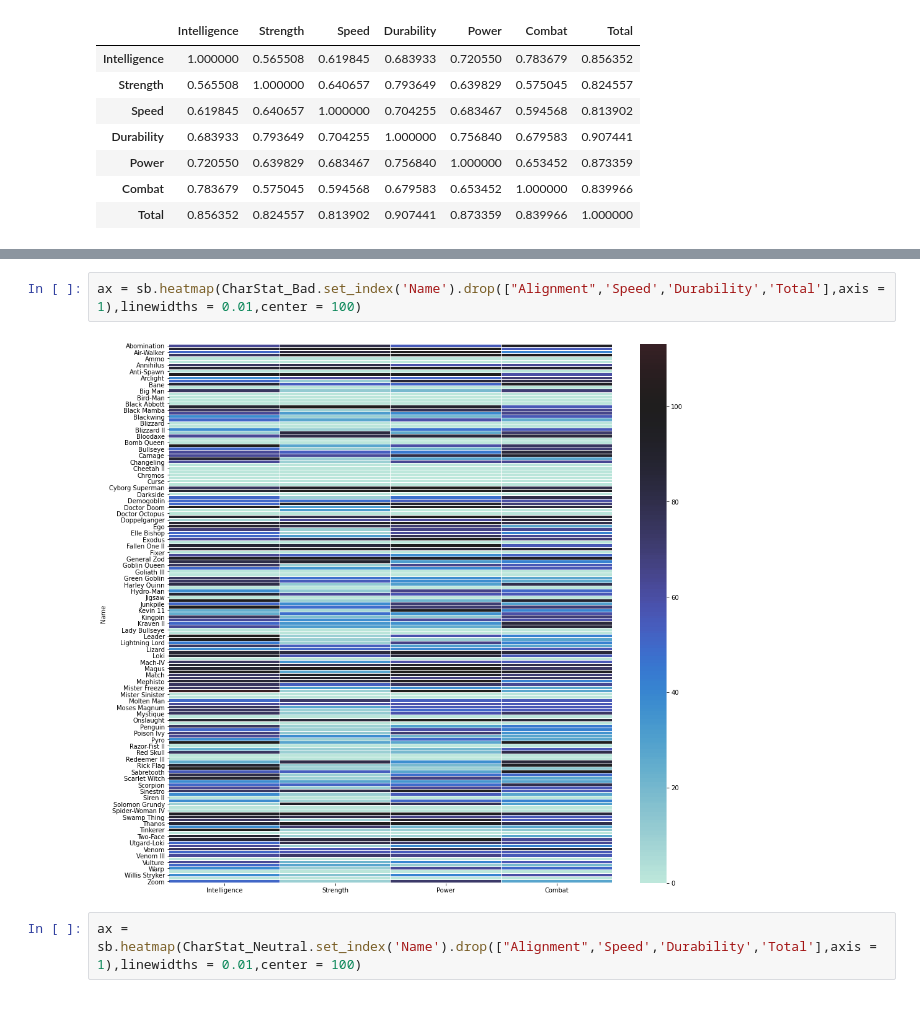
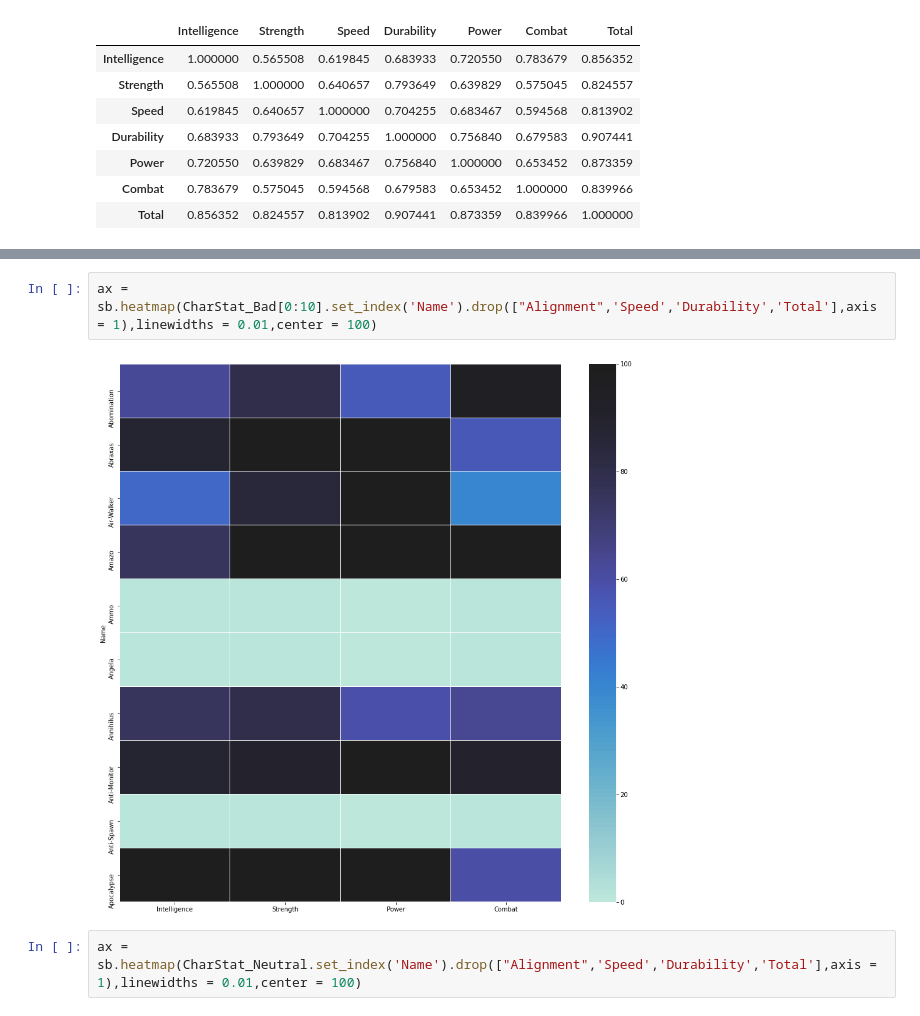
Before and after one commit to MarcosEduardoGarcia/RetoAnalitica, a Jupyter notebook: AnalísisDataset.ipynb, the cells around one changed output, grey strips where cells are left out. Drawn from its saved outputs; the diff is of its cells as text.

```diff
--- a/AnalísisDataset.ipynb
+++ b/AnalísisDataset.ipynb
@@ -342,7 +372,7 @@ sb.heatmap(CharStat.corr(), linewidths=0.1, vmax=1.0, square=True,
 # %%
-ax = sb.heatmap(CharStat_Bad.set_index('Name').drop(["Alignment",'Speed','Durability','Total'],axis = 1),linewidths = 0.01,center = 100)
+ax = sb.heatmap(CharStat_Bad[0:10].set_index('Name').drop(["Alignment",'Speed','Durability','Total'],axis = 1),linewidths = 0.01,center = 100)
 # %% [output]
-[figure, old version]
+[figure, new version]
 # %%
 ax = sb.heatmap(CharStat_Neutral.set_index('Name').drop(["Alignment",'Speed','Durability','Total'],axis = 1),linewidths = 0.01,center = 100)
 # %% [output]
```
Also changed, not shown: parts of 17 cells of this notebook.
